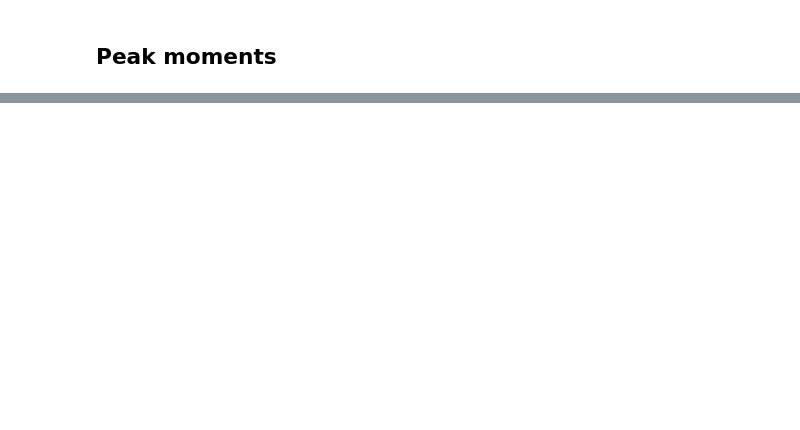
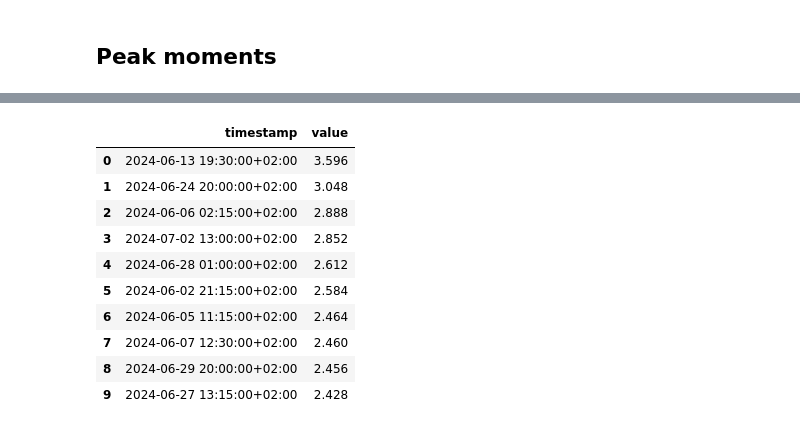
Before and after one commit to EnergieID/OpenEnergyID, a Jupyter notebook: demo_capacity_analysis.ipynb, the cells around one changed output, grey strips where cells are left out. Saved outputs shown, nothing was run; the diff lists cells and outputs as text; code cells hidden in the pictures; blank space fills up the shorter version.

```diff
--- a/demo_capacity_analysis.ipynb
+++ b/demo_capacity_analysis.ipynb
@@ -198,0 +205,11 @@ plot_peaks(data)
+# %%
+# whats the best file(type) to pass?
+# currently we receive this json from server so try it using this
+# read the json file in using json.load into a lazyframe
+def read_in(path: str) -> pl.LazyFrame:
+    with open(path, "r") as f:
+        data = json.load(f)
+        timezone_info = data["timeZone"]
+    lf = pl.LazyFrame({"timestamp": data["series"]["index"], "value": data["series"]["data"]})
+    lf = lf.with_columns(pl.col("timestamp").cast(pl.Datetime).dt.convert_time_zone(timezone_info))
+    return lf
@@ -198,0 +218,4 @@ plot_peaks(data)
+# %%
+lf = read_in("data/capacity/power_sample.json")
+df = lf.collect()
+df.collect_schema()
@@ -198,0 +310,20 @@ plot_peaks(data)
+# %%
+import pandas as pd
+from pytz import timezone
+
+lf = read_in("data/capacity/power_sample.json")
+temporal_peaks = find_temporal_relative_peaks(lf, amount=10, threshold=0, x_padding=4)
+
+# Convert the timestamps to the Europe/Brussels timezone
+brussels_tz = timezone("Europe/Brussels")
+temporal_peaks = [(timestamp.astimezone(brussels_tz), value) for timestamp, value in temporal_peaks]
+
+display(
+    str(temporal_peaks[0][0].strftime("%Y-%m-%d %H:%M:%S"))
+    + " date at Power: "
+    + str(temporal_peaks[0][1])
+)
+
+test = pd.DataFrame(temporal_peaks, columns=["timestamp", "value"])
+display(test)
+# %% [output]
@@ -198,0 +331,11 @@ plot_peaks(data)
+|  | timestamp | value |
+| 0 | 2024-06-13 19:30:00+02:00 | 3.596 |
+| 1 | 2024-06-24 20:00:00+02:00 | 3.048 |
+| 2 | 2024-06-06 02:15:00+02:00 | 2.888 |
+| 3 | 2024-07-02 13:00:00+02:00 | 2.852 |
+| 4 | 2024-06-28 01:00:00+02:00 | 2.612 |
+| 5 | 2024-06-02 21:15:00+02:00 | 2.584 |
+| 6 | 2024-06-05 11:15:00+02:00 | 2.464 |
+| 7 | 2024-06-07 12:30:00+02:00 | 2.460 |
+| 8 | 2024-06-29 20:00:00+02:00 | 2.456 |
+| 9 | 2024-06-27 13:15:00+02:00 | 2.428 |
```
Also changed, not shown: parts of 30 cells of this notebook, 6 other files.
